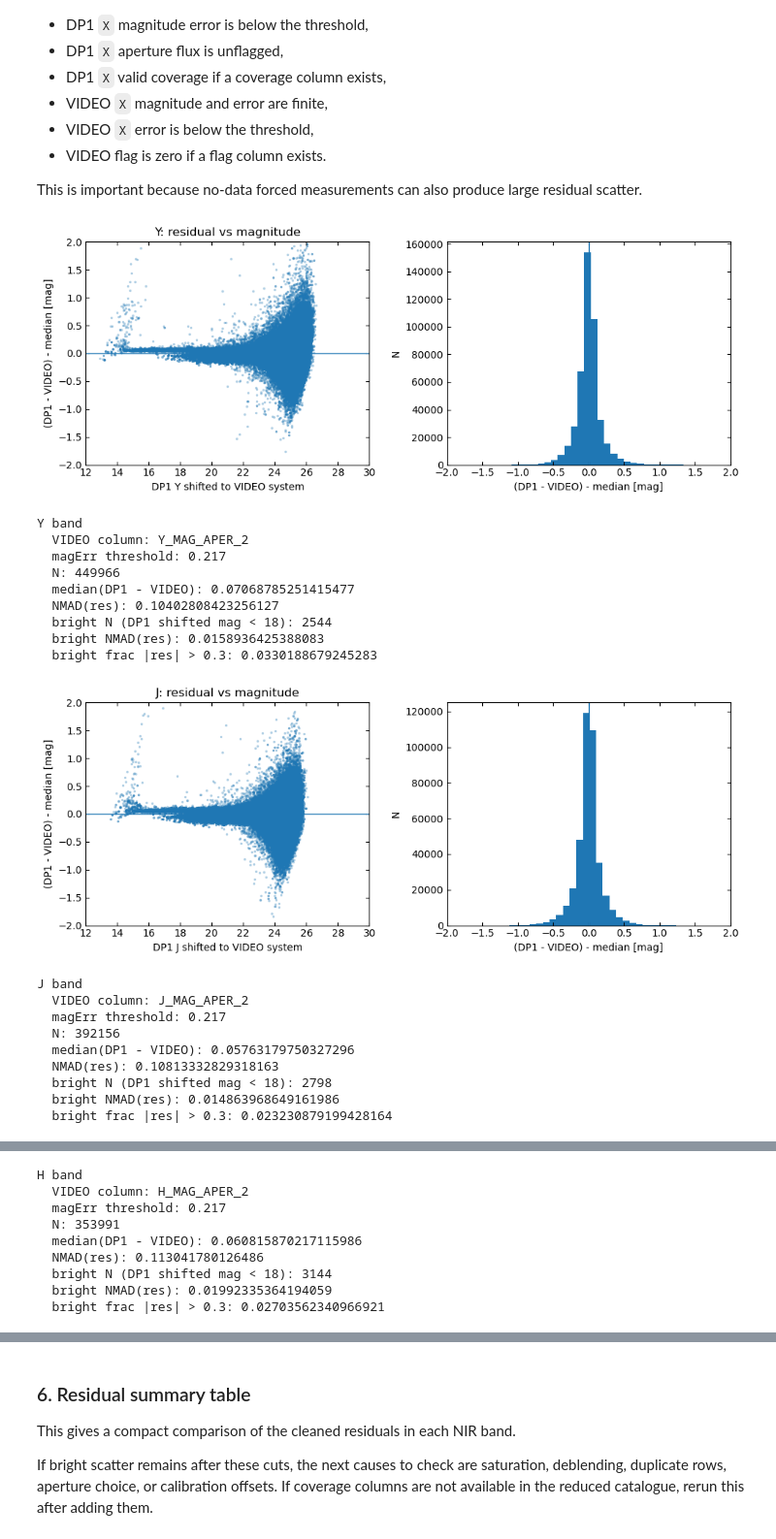
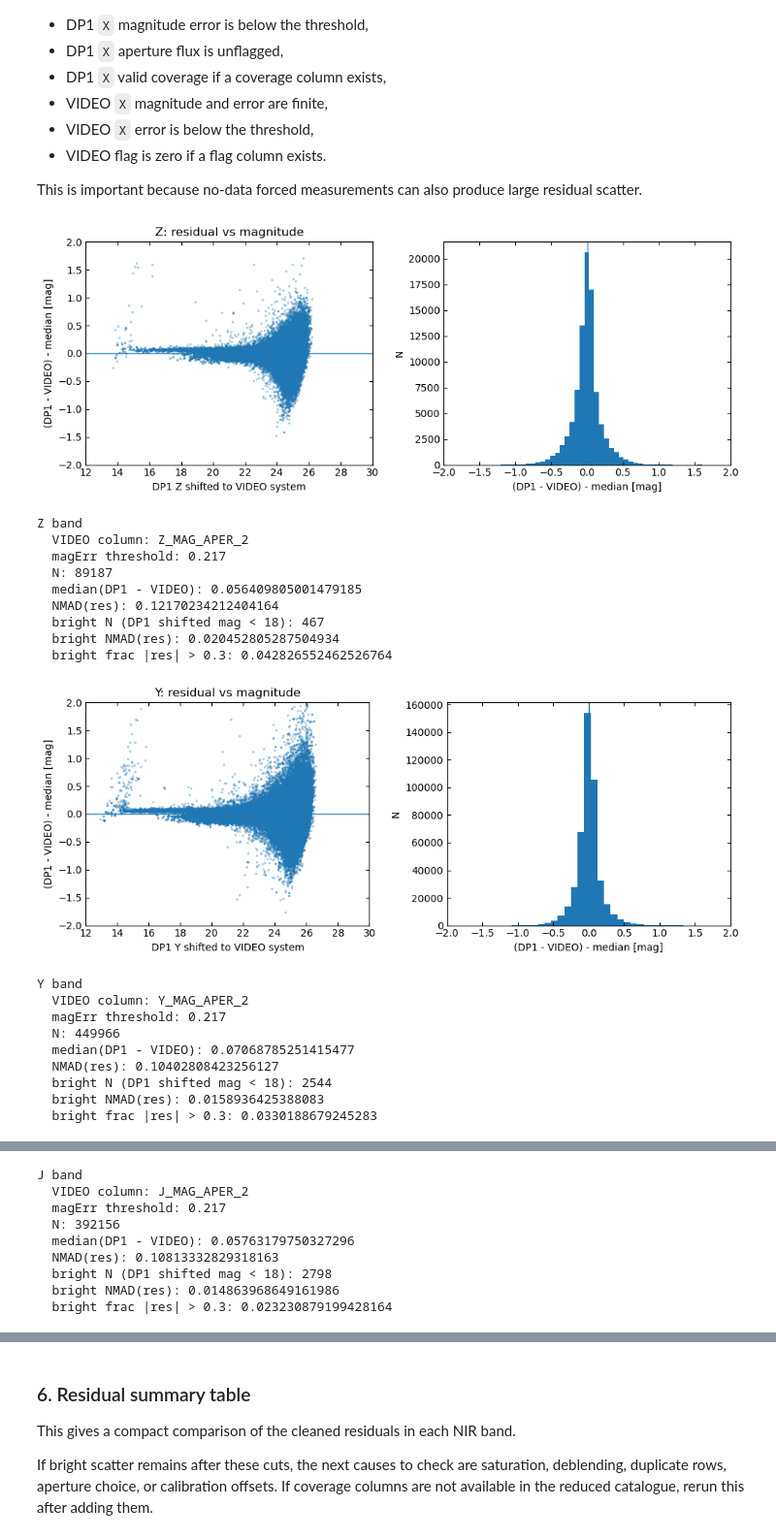
Before and after one commit to lsst-uk/lsst-ir-fusion, a Jupyter notebook: dmu5/dmu5_DP1/diagnostics/DP1_Photometry.ipynb, the cells around one changed output, grey strips where cells are left out. Shown at 97% size. Drawn from its saved outputs; the diff is of its cells as text; code cells hidden in the pictures.

```diff
--- a/dmu5/dmu5_DP1/diagnostics/DP1_Photometry.ipynb
+++ b/dmu5/dmu5_DP1/diagnostics/DP1_Photometry.ipynb
@@ -86,6 +88,7 @@ DP1_PREFIX = {
     "i": "ComCam_i_m",
     "z": "ComCam_z_m",
     "y": "ComCam_y_m",
+    "Z": "VIRCAM_Z_m",
     "Y": "VIRCAM_Y_m",
     "J": "VIRCAM_J_m",
     "H": "VIRCAM_H_m",
@@ -93,6 +96,7 @@ DP1_PREFIX = {
 }
 
 VIDEO_PREFIX = {
+    "Z": "Z",
     "Y": "Y",
     "J": "J",
     "H": "H",
@@ -239,7 +243,7 @@ def band_summary(tab, band):
         print(f"  median err usable    : {np.nanmedian(err[usable]):.5f}")
     print()
 
-for band in ["Y", "J", "H", "K", "u", "g", "r", "i", "z", "y"]:
+for band in ["Z", "Y", "J", "H", "K", "u", "g", "r", "i", "z", "y"]:
     if band in DP1_PREFIX and has_col(dp1, dp1_cols(band)["mag"]):
         band_summary(dp1, band)
 # %% [output]
@@ -447,51 +451,51 @@ def compare_residual_band(
     print(f"  magErr threshold: {err_lim:.3f}")
     print("  N:", int(good.sum()))
     print("  median(DP1 - VIDEO):", float(const))
     print("  NMAD(res):", float(nmad(res)))
 
     bright = mag_plot < 18
     if bright.sum() > 0:
         print("  bright N (DP1 shifted mag < 18):", int(bright.sum()))
         print("  bright NMAD(res):", float(nmad(res[bright])))
         print("  bright frac |res| > 0.3:", float(np.mean(np.abs(res[bright]) > 0.3)))
 
     return {
         "band": band,
         "mask": good,
         "mag": mag_plot,
         "res": res,
         "median": const,
         "nmad": nmad(res),
     }
 
 
 residual_results = {}
-for band in ["Y", "J", "H", "K"]:
+for band in ["Z", "Y", "J", "H", "K"]:
     try:
         result = compare_residual_band(band, err_lim=MAGERR_5SIG)
         if result is not None:
             residual_results[band] = result
     except Exception as e:
         print(f"Skipping {band} because of error:")
         print(type(e).__name__, e)
 # %% [output]
-[figure, old version]
+[figure, new version]
-Y band
-  VIDEO column: Y_MAG_APER_2
+Z band
+  VIDEO column: Z_MAG_APER_2
   magErr threshold: 0.217
-  N: 449966
-  median(DP1 - VIDEO): 0.07068785251415477
-  NMAD(res): 0.10402808423256127
-  bright N (DP1 shifted mag < 18): 2544
-  bright NMAD(res): 0.0158936425388083
-  bright frac |res| > 0.3: 0.0330188679245283
+  N: 89187
+  median(DP1 - VIDEO): 0.056409805001479185
+  NMAD(res): 0.12170234212404164
+  bright N (DP1 shifted mag < 18): 467
+  bright NMAD(res): 0.020452805287504934
+  bright frac |res| > 0.3: 0.042826552462526764
-[figure, old version]
+[figure, new version]
-J band
-  VIDEO column: J_MAG_APER_2
+Y band
+  VIDEO column: Y_MAG_APER_2
   magErr threshold: 0.217
-  N: 392156
-  median(DP1 - VIDEO): 0.05763179750327296
-  NMAD(res): 0.10813332829318163
-  bright N (DP1 shifted mag < 18): 2798
-  bright NMAD(res): 0.014863968649161986
-  bright frac |res| > 0.3: 0.023230879199428164
+  N: 449966
+  median(DP1 - VIDEO): 0.07068785251415477
+  NMAD(res): 0.10402808423256127
+  bright N (DP1 shifted mag < 18): 2544
+  bright NMAD(res): 0.0158936425388083
+  bright frac |res| > 0.3: 0.0330188679245283
@@ -499,9 +503,9 @@ J band
-H band
-  VIDEO column: H_MAG_APER_2
+J band
+  VIDEO column: J_MAG_APER_2
   magErr threshold: 0.217
-  N: 353991
-  median(DP1 - VIDEO): 0.060815870217115986
-  NMAD(res): 0.113041780126486
-  bright N (DP1 shifted mag < 18): 3144
-  bright NMAD(res): 0.01992335364194059
-  bright frac |res| > 0.3: 0.02703562340966921
+  N: 392156
+  median(DP1 - VIDEO): 0.05763179750327296
+  NMAD(res): 0.10813332829318163
+  bright N (DP1 shifted mag < 18): 2798
+  bright NMAD(res): 0.014863968649161986
+  bright frac |res| > 0.3: 0.023230879199428164
```
Also changed, not shown: parts of 23 cells of this notebook, 1 other file.
